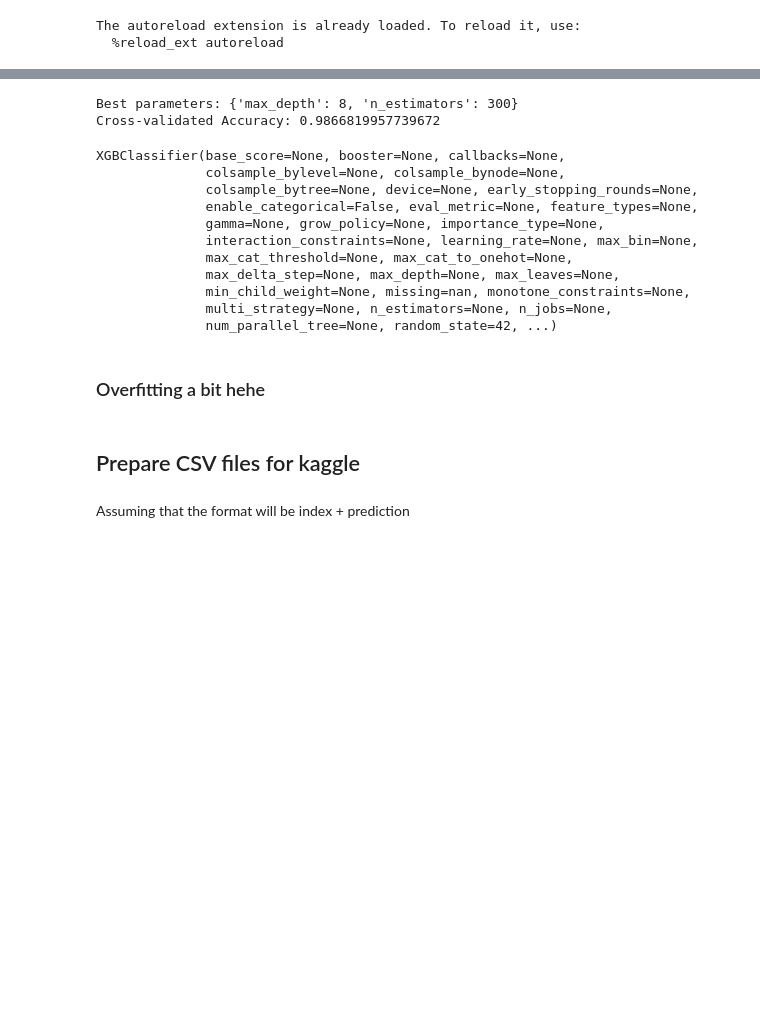
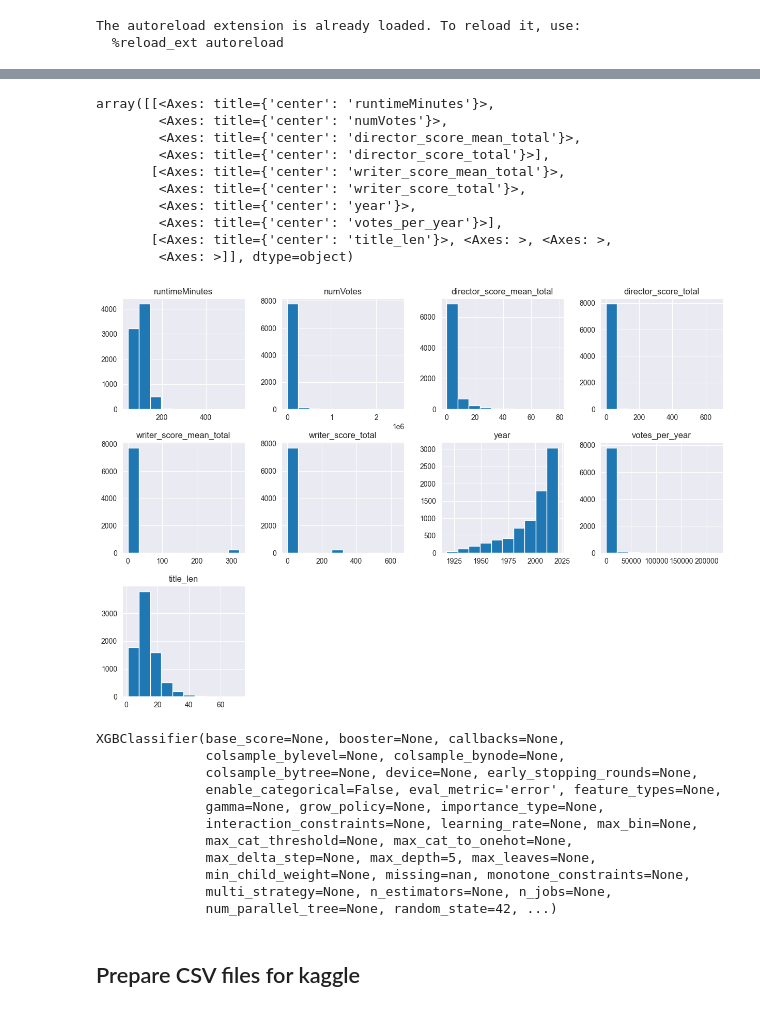
Before and after one commit to 8toz/BigDataProject_IMDB, a Jupyter notebook: notebooks/imdb.ipynb, the cells around one changed output, grey strips where cells are left out. Drawn from its saved outputs; the diff is of its cells as text; code cells hidden in the pictures; blank space fills up the shorter version.

```diff
--- a/notebooks/imdb.ipynb
+++ b/notebooks/imdb.ipynb
@@ -46,59 +34,34 @@ plt.show()
-# %%
-clf = RandomForestClassifier(max_depth=2, random_state=42)
-
-# Define the parameter grid to search
-param_grid = {
-    'max_depth': [2, 4, 6, 8],
-    'n_estimators': [50, 100, 200, 300]
-}
-
-
-# Initialize GridSearchCV
-grid_search = GridSearchCV(clf, param_grid, cv=5, scoring='accuracy')
-
-# Fit the model with GridSearchCV
-grid_search.fit(train_X, train_y)
-
-# Get the best parameters and estimator
-best_params = grid_search.best_params_
-best_estimator = grid_search.best_estimator_
-
-# Print the best parameters
-print("Best parameters:", best_params)
-
-y_pred = best_estimator.predict(test_X)
-
-# Measure accuracy
-accuracy = accuracy_score(test_y, y_pred)
-print("Accuracy:", accuracy)
-
-# Perform K-fold cross-validation and print the mean accuracy
-cv_accuracy = cross_val_score(best_estimator, train_X, train_y, cv=5, scoring='accuracy')
-print("Cross-validated Accuracy:", cv_accuracy.mean())
-# %% [output]
-Best parameters: {'max_depth': 8, 'n_estimators': 300}
-Cross-validated Accuracy: 0.9866819957739672
+# %%
+train.hist(layout=(3,4), figsize=(15,10))
+# %% [output]
+array([[<Axes: title={'center': 'runtimeMinutes'}>,
+        <Axes: title={'center': 'numVotes'}>,
+        <Axes: title={'center': 'director_score_mean_total'}>,
+        <Axes: title={'center': 'director_score_total'}>],
+       [<Axes: title={'center': 'writer_score_mean_total'}>,
+        <Axes: title={'center': 'writer_score_total'}>,
+        <Axes: title={'center': 'year'}>,
+        <Axes: title={'center': 'votes_per_year'}>],
+       [<Axes: title={'center': 'title_len'}>, <Axes: >, <Axes: >,
+        <Axes: >]], dtype=object)
+[figure, added]
 # %%
-xgb_model = xgb.XGBClassifier(objective="binary:logistic", random_state=42)
+xgb_model = xgb.XGBClassifier(objective="binary:logistic", random_state=42, eval_metric="error", max_depth=5, )
 xgb_model.fit(train_X, train_y)
 # %% [output]
 XGBClassifier(base_score=None, booster=None, callbacks=None,
               colsample_bylevel=None, colsample_bynode=None,
               colsample_bytree=None, device=None, early_stopping_rounds=None,
-              enable_categorical=False, eval_metric=None, feature_types=None,
+              enable_categorical=False, eval_metric='error', feature_types=None,
               gamma=None, grow_policy=None, importance_type=None,
               interaction_constraints=None, learning_rate=None, max_bin=None,
               max_cat_threshold=None, max_cat_to_onehot=None,
-              max_delta_step=None, max_depth=None, max_leaves=None,
+              max_delta_step=None, max_depth=5, max_leaves=None,
               min_child_weight=None, missing=nan, monotone_constraints=None,
               multi_strategy=None, n_estimators=None, n_jobs=None,
               num_parallel_tree=None, random_state=42, ...)
-# %% [markdown]
-### Overfitting a bit hehe
 # %% [markdown]
 ## Prepare CSV files for kaggle
-# %% [markdown]
-Assuming that the format will be index + prediction
 # %%
 validation = pd.read_csv("../data/validation_hidden.csv")
 validation = dataset.process_dataframe(validation)
```
Also changed, not shown: parts of 8 cells of this notebook, 3 other files.
